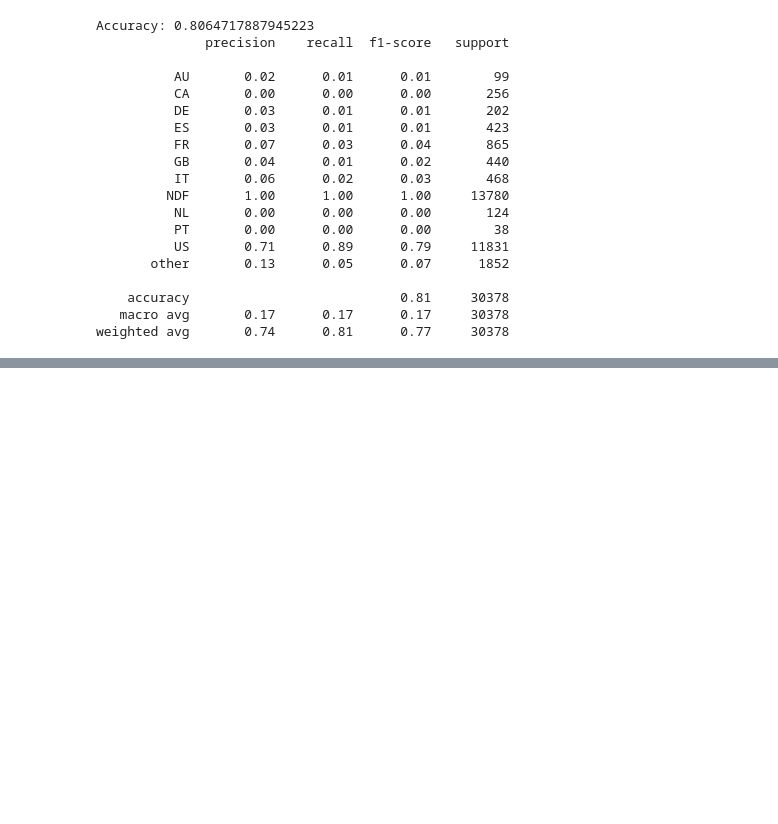
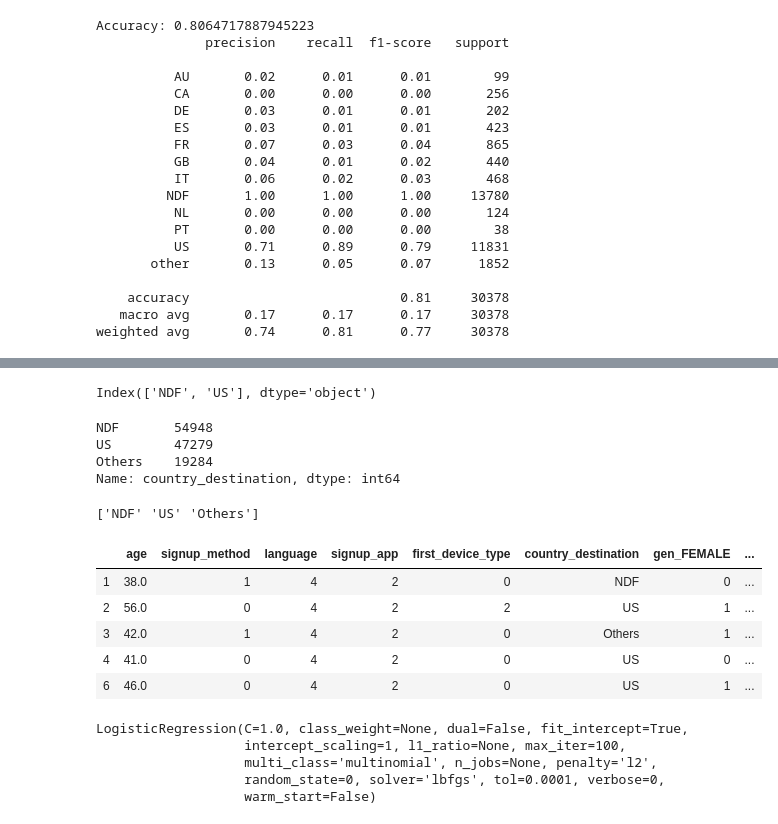
Before and after one commit to venkii83/Springboard, a Jupyter notebook: Capstone 1.ipynb, the cells around one changed output, grey strips where cells are left out. Cells and saved outputs as stored; diff of their text form; code cells hidden in the pictures; blank space fills up the shorter version.

```diff
--- a/Capstone 1.ipynb
+++ b/Capstone 1.ipynb
@@ -1211,0 +1214,5 @@ weighted avg       0.83      0.84      0.78     36454
+# %%
+#Since the data is imbalanced we have decided to try combining countries with lesser data to the others category & retry
+# all the models on the new df.
+dffin = dffinal_g['country_destination']
+dffin.value_counts()
@@ -1211,0 +1233,28 @@ weighted avg       0.83      0.84      0.78     36454
+# %%
+top_two = dffin.value_counts().nlargest(2).index
+top_two
+# %% [output]
+Index(['NDF', 'US'], dtype='object')
+# %%
+updated_countries = dffin.where(dffin.isin(top_two), other='Others')
+# %%
+updated_countries.value_counts()
+# %% [output]
+NDF       54948
+US        47279
+Others    19284
+Name: country_destination, dtype: int64
+# %%
+new_countries = updated_countries
+dafr = dffinal_g.copy()
+dafr['country_destination'] = new_countries
+print(dafr['country_destination'].unique())
+dafr.head()
+# %% [output]
+['NDF' 'US' 'Others']
+|  | age | signup_method | language | signup_app | first_device_type | country_destination | gen_FEMALE | ... |
+| 1 | 38.0 | 1 | 4 | 2 | 0 | NDF | 0 | ... |
+| 2 | 56.0 | 0 | 4 | 2 | 2 | US | 1 | ... |
+| 3 | 42.0 | 1 | 4 | 2 | 0 | Others | 1 | ... |
+| 4 | 41.0 | 0 | 4 | 2 | 0 | US | 0 | ... |
+| 6 | 46.0 | 0 | 4 | 2 | 0 | US | 1 | ... |
@@ -1211,0 +1265,12 @@ weighted avg       0.83      0.84      0.78     36454
+# %%
+#Rerunning logistice regression on the new dataframe:
+X_train, X_test, y_train, y_test = train_test_split(Xf, yf, test_size=0.25)
+logreg = LogisticRegression(random_state=0, solver='lbfgs',
+                        multi_class='multinomial').fit(X, y)
+logreg.fit(X_train, y_train)
+# %% [output]
+LogisticRegression(C=1.0, class_weight=None, dual=False, fit_intercept=True,
+                   intercept_scaling=1, l1_ratio=None, max_iter=100,
+                   multi_class='multinomial', n_jobs=None, penalty='l2',
+                   random_state=0, solver='lbfgs', tol=0.0001, verbose=0,
+                   warm_start=False)
```
Also changed, not shown: parts of 13 cells of this notebook.
